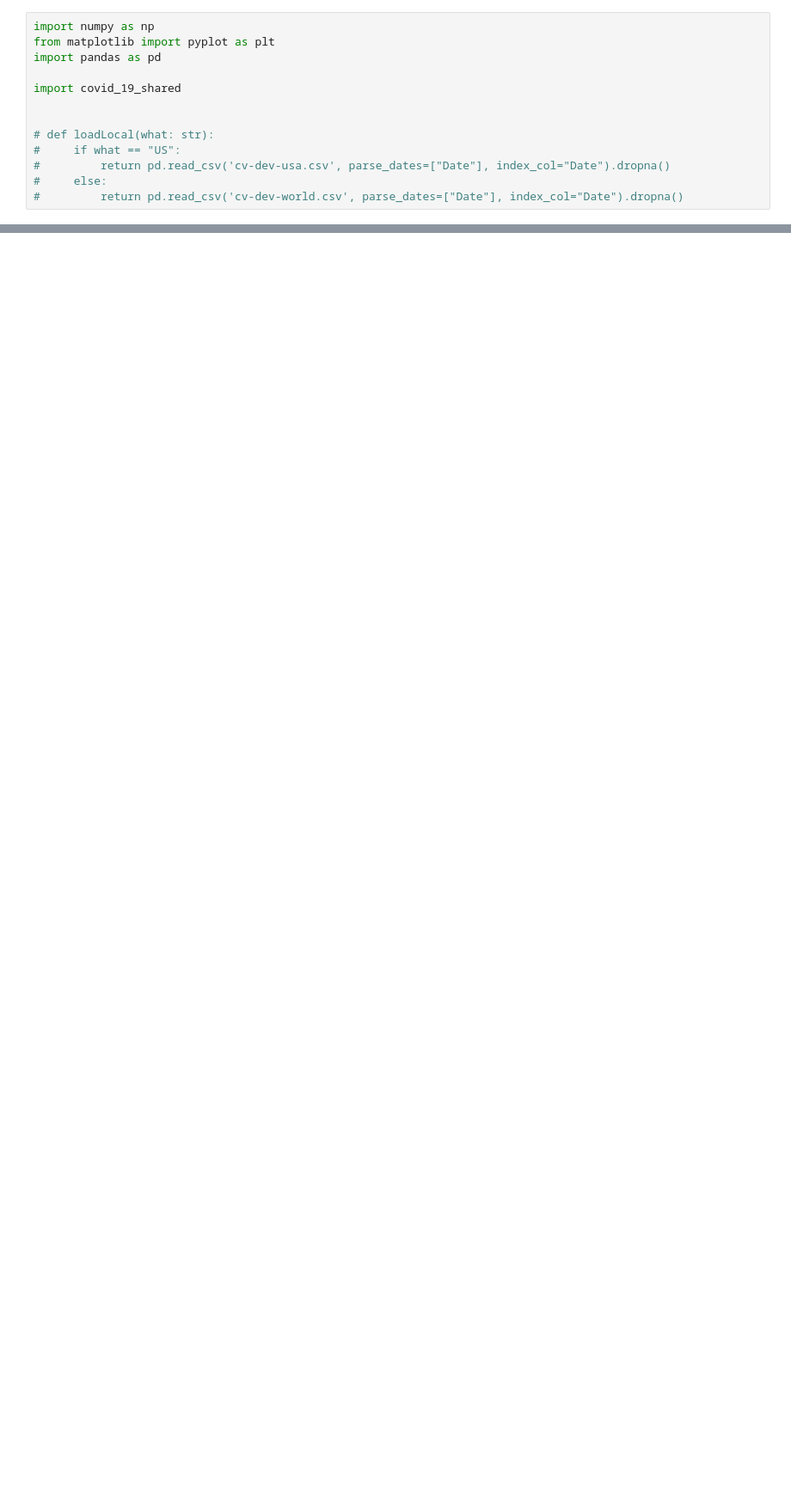
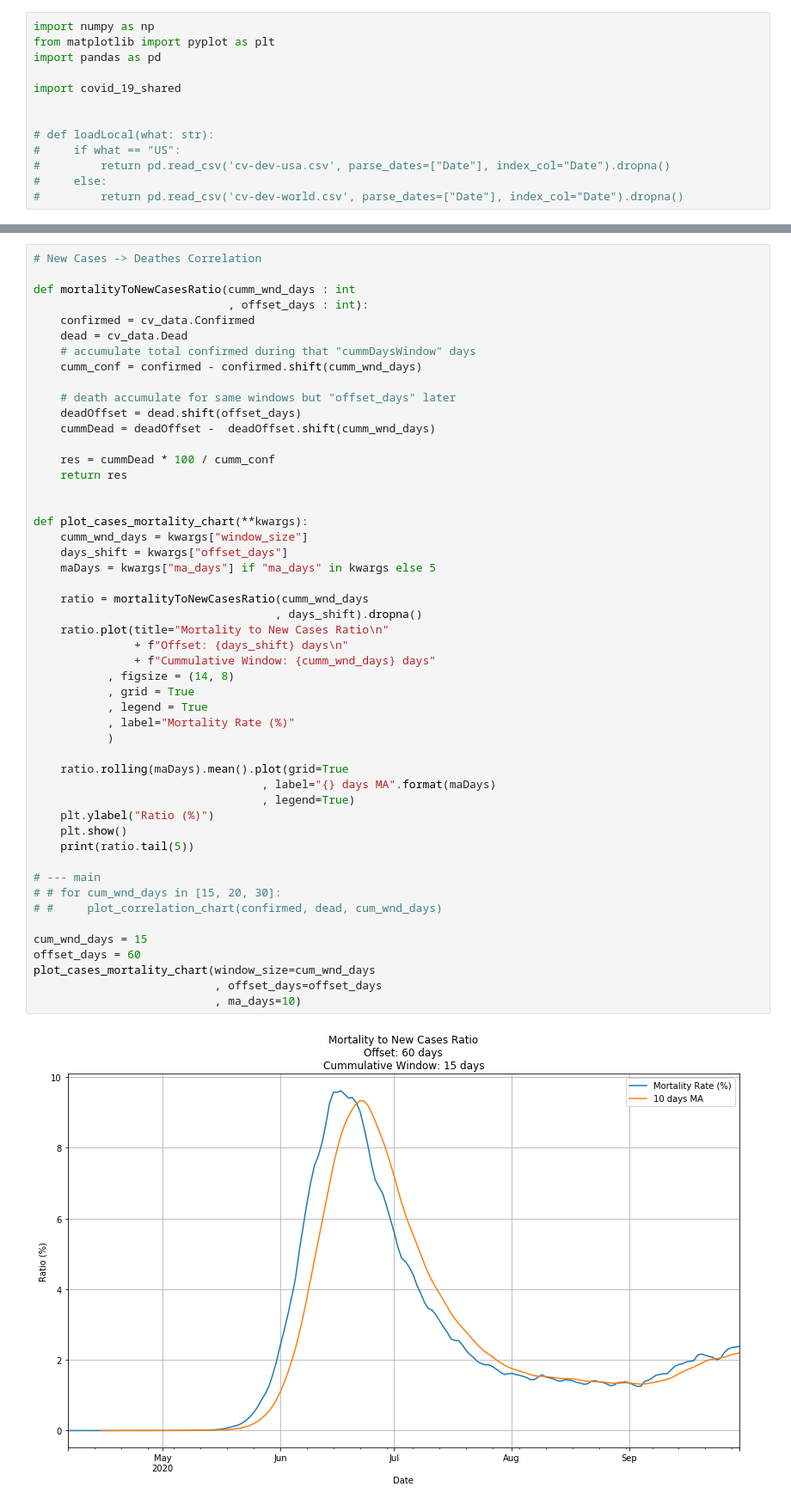
Before and after one commit to olegsheynin/data_analysis, a Jupyter notebook: coronavirus/Coronavirus Development USA.ipynb, the cells around one changed output, grey strips where cells are left out. Shown: that part at 86% size. Saved outputs shown, nothing was run; the diff lists cells and outputs as text; blank space fills up the shorter version.

```diff
--- a/coronavirus/Coronavirus Development USA.ipynb
+++ b/coronavirus/Coronavirus Development USA.ipynb
@@ -193,0 +151,52 @@ df.plot(
+# %%
+# New Cases -> Deathes Correlation
+
+def mortalityToNewCasesRatio(cumm_wnd_days : int
+                             , offset_days : int):
+    confirmed = cv_data.Confirmed
+    dead = cv_data.Dead
+    # accumulate total confirmed during that "cummDaysWindow" days
+    cumm_conf = confirmed - confirmed.shift(cumm_wnd_days)
+
+    # death accumulate for same windows but "offset_days" later
+    deadOffset = dead.shift(offset_days)
+    cummDead = deadOffset -  deadOffset.shift(cumm_wnd_days)
+
+    res = cummDead * 100 / cumm_conf
+    return res
+
+
+def plot_cases_mortality_chart(**kwargs):
+    cumm_wnd_days = kwargs["window_size"]
+    days_shift = kwargs["offset_days"]
+    maDays = kwargs["ma_days"] if "ma_days" in kwargs else 5
+
+    ratio = mortalityToNewCasesRatio(cumm_wnd_days
+                                    , days_shift).dropna()
+    ratio.plot(title="Mortality to New Cases Ratio\n"
+               + f"Offset: {days_shift} days\n"
+               + f"Cummulative Window: {cumm_wnd_days} days"
+           , figsize = (14, 8)
+           , grid = True
+           , legend = True
+           , label="Mortality Rate (%)"
+           )
+
+    ratio.rolling(maDays).mean().plot(grid=True
+                                  , label="{} days MA".format(maDays)
+                                  , legend=True)
+    plt.ylabel("Ratio (%)")
+    plt.show()
+    print(ratio.tail(5))
+
+# --- main
+# # for cum_wnd_days in [15, 20, 30]:
+# #     plot_correlation_chart(confirmed, dead, cum_wnd_days)
+
+cum_wnd_days = 15
+offset_days = 60
+plot_cases_mortality_chart(window_size=cum_wnd_days
+                           , offset_days=offset_days
+                           , ma_days=10)
+# %% [output]
+[figure, added]
```
Also changed, not shown: parts of 11 cells of this notebook, 5 other files.
